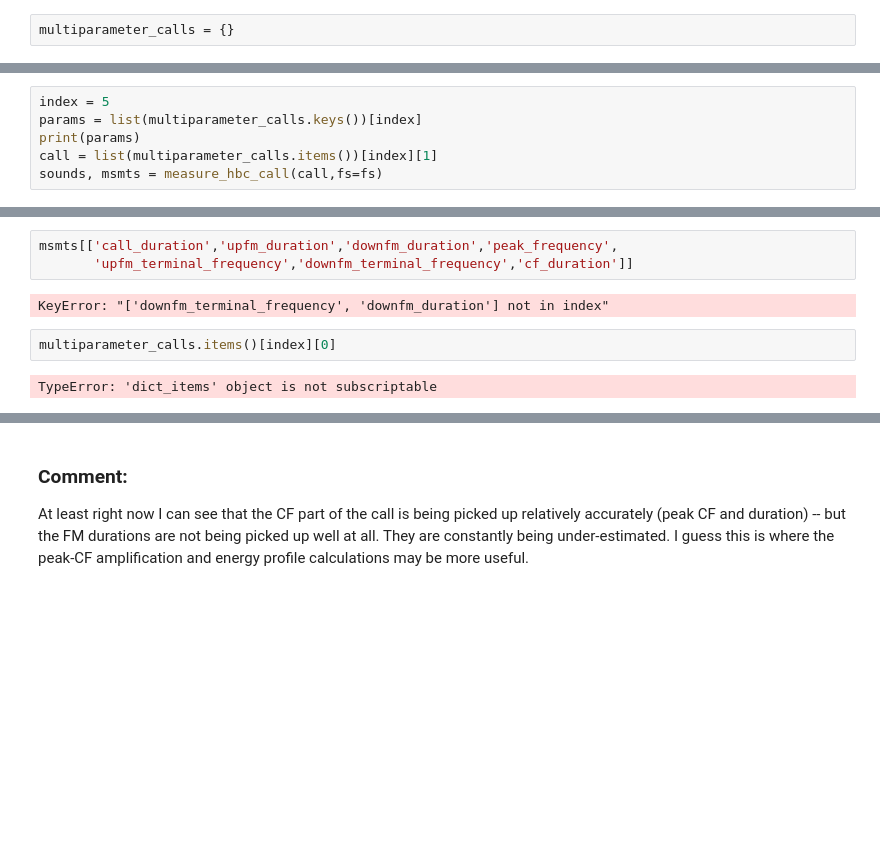
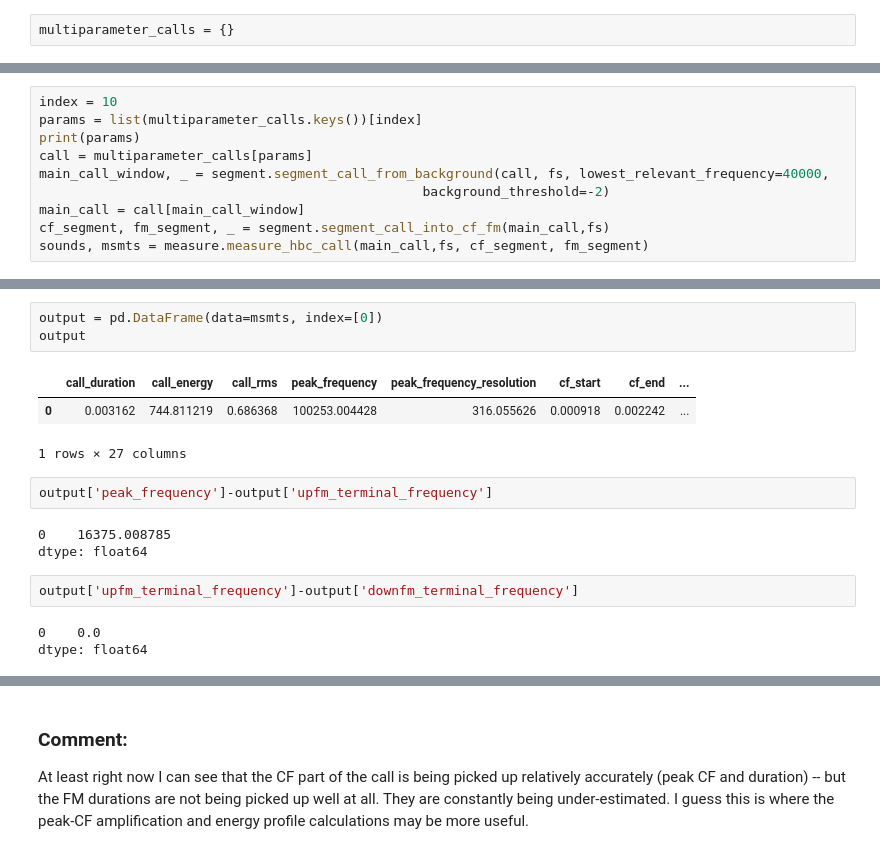
Before and after one commit to thejasvibr/itsfm, a Jupyter notebook: figuring_out/How accurate is measure_horseshoe_bat_calls.ipynb, the cells around one changed output, grey strips where cells are left out. Cells and saved outputs as stored; diff of their text form; blank space fills up the shorter version.

```diff
--- a/figuring_out/How accurate is measure_horseshoe_bat_calls.ipynb
+++ b/figuring_out/How accurate is measure_horseshoe_bat_calls.ipynb
@@ -50,7 +83,11 @@ dict_keys([(0.05, 0.001, 90000.0, 15000.0, 0.051000000000000004), (0.05, 0.002,
 # %%
-index = 5
+index = 10
 params = list(multiparameter_calls.keys())[index]
 print(params)
-call = list(multiparameter_calls.items())[index][1]
-sounds, msmts = measure_hbc_call(call,fs=fs)
+call = multiparameter_calls[params]
+main_call_window, _ = segment.segment_call_from_background(call, fs, lowest_relevant_frequency=40000,
+                                                 background_threshold=-2)
+main_call = call[main_call_window]
+cf_segment, fm_segment, _ = segment.segment_call_into_cf_fm(main_call,fs)
+sounds, msmts = measure.measure_hbc_call(main_call,fs, cf_segment, fm_segment)
 # %% [output]
@@ -74,12 +118,20 @@ make_overview_figure(call, sounds, msmts, fs=fs)
 # %% [output]
 [interactive output not drawn]
 [interactive output not drawn]
-# %%
-msmts[['call_duration','upfm_duration','downfm_duration','peak_frequency',
-       'upfm_terminal_frequency','downfm_terminal_frequency','cf_duration']]
-# %% [output]
-KeyError: "['downfm_terminal_frequency', 'downfm_duration'] not in index"
-# %%
-multiparameter_calls.items()[index][0]
-# %% [output]
-TypeError: 'dict_items' object is not subscriptable
+# %%
+output = pd.DataFrame(data=msmts, index=[0])
+output
+# %% [output]
+|  | call_duration | call_energy | call_rms | peak_frequency | peak_frequency_resolution | cf_start | cf_end | ... |
+| 0 | 0.003162 | 744.811219 | 0.686368 | 100253.004428 | 316.055626 | 0.000918 | 0.002242 | ... |
+1 rows × 27 columns
+# %%
+output['peak_frequency']-output['upfm_terminal_frequency']
+# %% [output]
+0    16375.008785
+dtype: float64
+# %%
+output['upfm_terminal_frequency']-output['downfm_terminal_frequency']
+# %% [output]
+0    0.0
+dtype: float64
```
Also changed, not shown: parts of 20 cells of this notebook, 13 other files.
